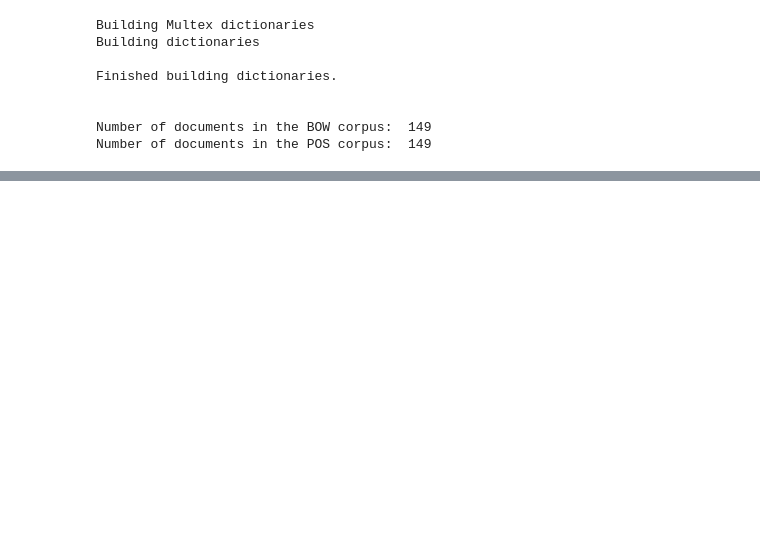
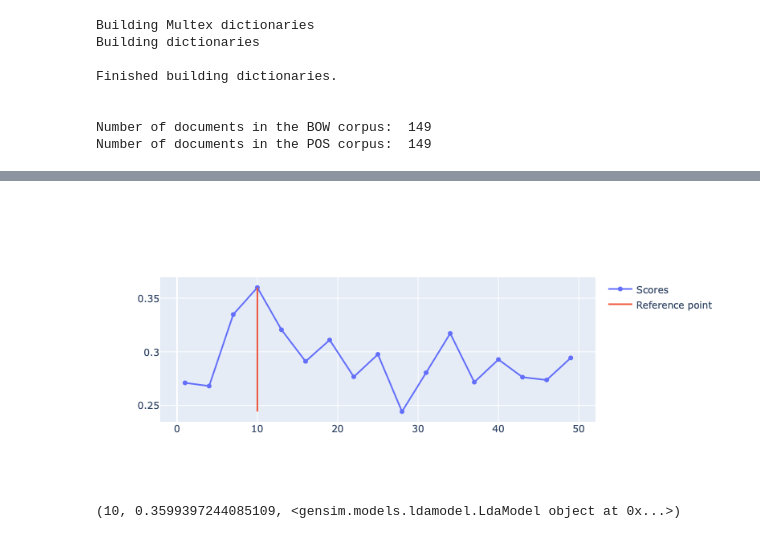
Before and after one commit to Riaal-Domingues/forensic_document_classification, a Jupyter notebook: notebooks/Models/Experiment4.ipynb, the cells around one changed output, grey strips where cells are left out. Saved outputs shown, nothing was run; the diff lists cells and outputs as text; code cells hidden in the pictures; blank space fills up the shorter version.

```diff
--- a/notebooks/Models/Experiment4.ipynb
+++ b/notebooks/Models/Experiment4.ipynb
@@ -270,3 +393,7 @@ Finished building dictionaries.
 
 Number of documents in the BOW corpus:  149
 Number of documents in the POS corpus:  149
+# %%
+multex_scores = score_topics(multex_dictionary, multex_bow, multex_texts, start = 1, step = 3, stop = 52)
+
+plot_topic_scores(multex_scores)
@@ -272,0 +402,9 @@ Number of documents in the POS corpus:  149
+# %%
+no_topics_multex = 10
+plot_topic_scores(multex_scores,reference = no_topics_multex)
+
+multex_model = extract_model(multex_scores, no_topics_multex)
+print(multex_model)
+# %% [output]
+[figure, added]
+(10, 0.3599397244085109, <gensim.models.ldamodel.LdaModel object at 0x...>)
```
Also changed, not shown: parts of 6 cells of this notebook, 2 other files.
